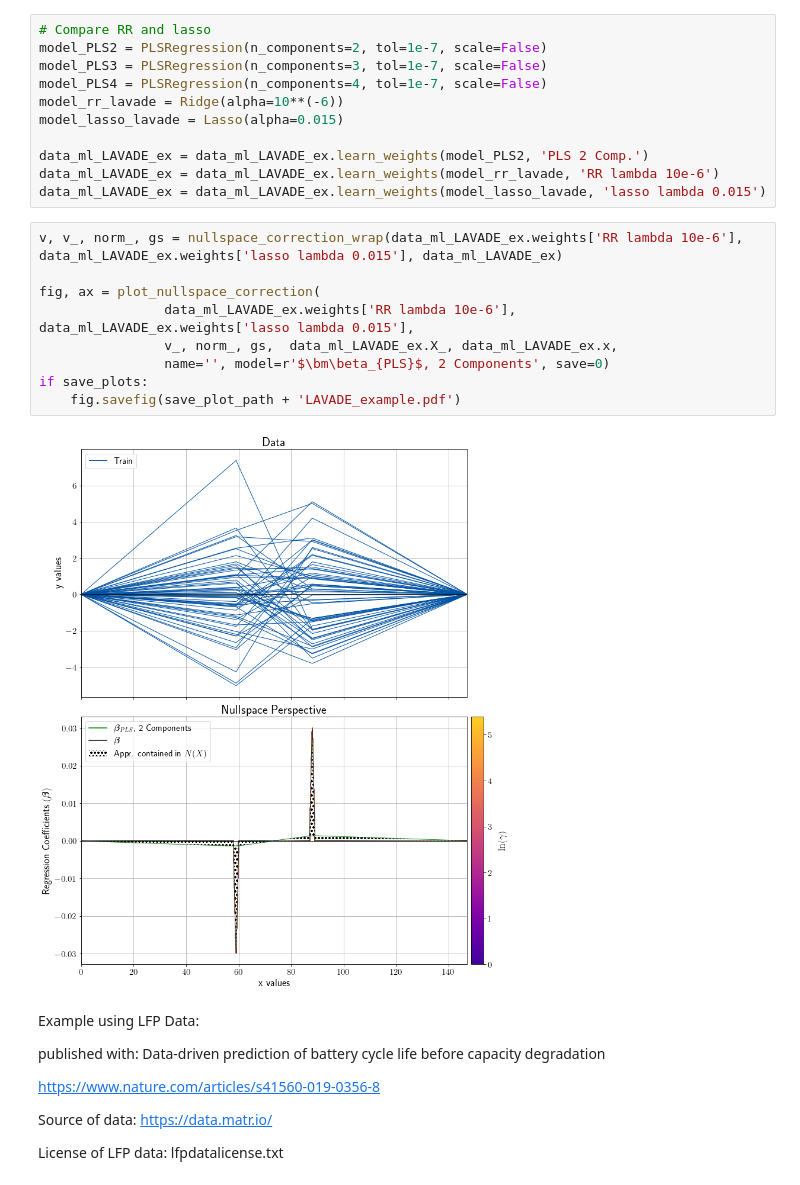
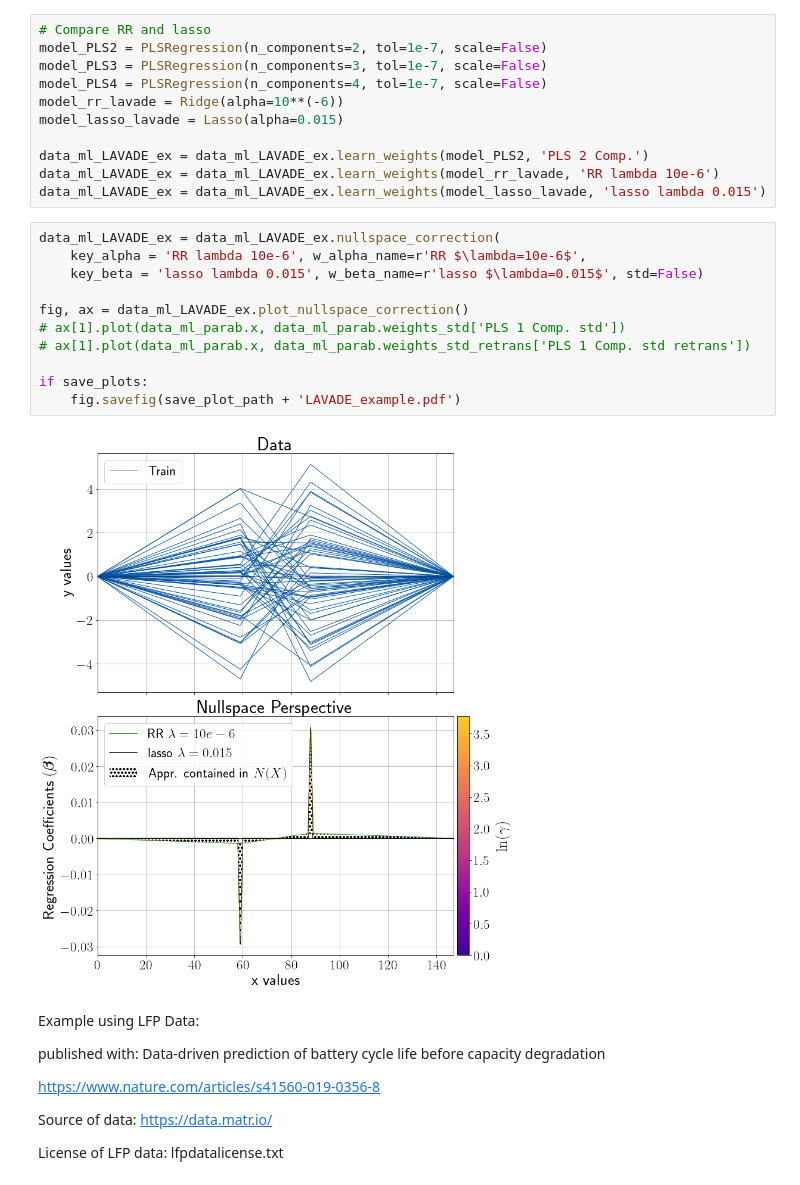
Before and after one commit to JoachimSchaeffer/HDRegAnalytics, a Jupyter notebook: nullspace_methodolody_exmaples.ipynb, the cells around one changed output. Saved outputs shown, nothing was run; the diff lists cells and outputs as text.

```diff
--- a/nullspace_methodolody_exmaples.ipynb
+++ b/nullspace_methodolody_exmaples.ipynb
@@ -491,17 +466,19 @@ model_lasso_lavade = Lasso(alpha=0.015)
 data_ml_LAVADE_ex = data_ml_LAVADE_ex.learn_weights(model_PLS2, 'PLS 2 Comp.')
 data_ml_LAVADE_ex = data_ml_LAVADE_ex.learn_weights(model_rr_lavade, 'RR lambda 10e-6')
 data_ml_LAVADE_ex = data_ml_LAVADE_ex.learn_weights(model_lasso_lavade, 'lasso lambda 0.015')
-# %%
-v, v_, norm_, gs = nullspace_correction_wrap(data_ml_LAVADE_ex.weights['RR lambda 10e-6'], data_ml_LAVADE_ex.weights['lasso lambda 0.015'], data_ml_LAVADE_ex)
-
-fig, ax = plot_nullspace_correction(
-                data_ml_LAVADE_ex.weights['RR lambda 10e-6'], data_ml_LAVADE_ex.weights['lasso lambda 0.015'],
-                v_, norm_, gs,  data_ml_LAVADE_ex.X_, data_ml_LAVADE_ex.x,
-                name='', model=r'$\bm\beta_{PLS}$, 2 Components', save=0)
-if save_plots:
-    fig.savefig(save_plot_path + 'LAVADE_example.pdf')
-# %% [output]
-[figure, removed]
+# %%
+data_ml_LAVADE_ex = data_ml_LAVADE_ex.nullspace_correction(
+    key_alpha = 'RR lambda 10e-6', w_alpha_name=r'RR $\lambda=10e-6$',
+    key_beta = 'lasso lambda 0.015', w_beta_name=r'lasso $\lambda=0.015$', std=False)
+
+fig, ax = data_ml_LAVADE_ex.plot_nullspace_correction()
+# ax[1].plot(data_ml_parab.x, data_ml_parab.weights_std['PLS 1 Comp. std'])
+# ax[1].plot(data_ml_parab.x, data_ml_parab.weights_std_retrans['PLS 1 Comp. std retrans'])
+
+if save_plots:
+    fig.savefig(save_plot_path + 'LAVADE_example.pdf')
+# %% [output]
+[figure, added]
 # %% [markdown]
 Example using LFP Data:
 
```
Also changed, not shown: parts of 13 cells of this notebook, 1 other file.
